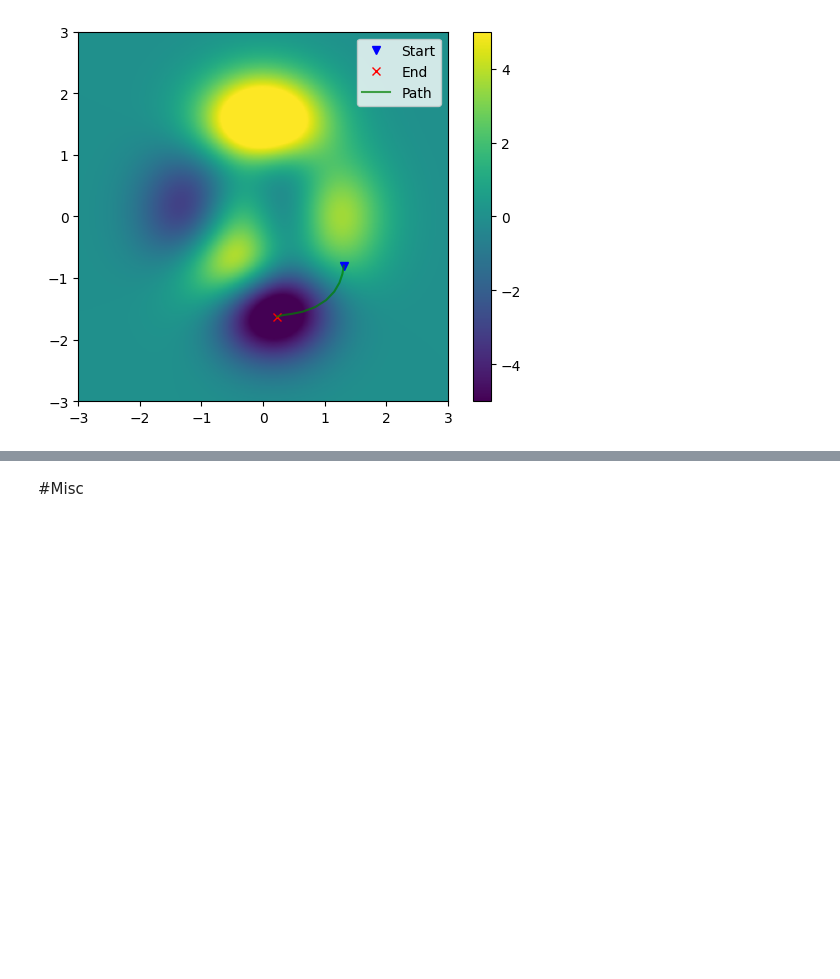
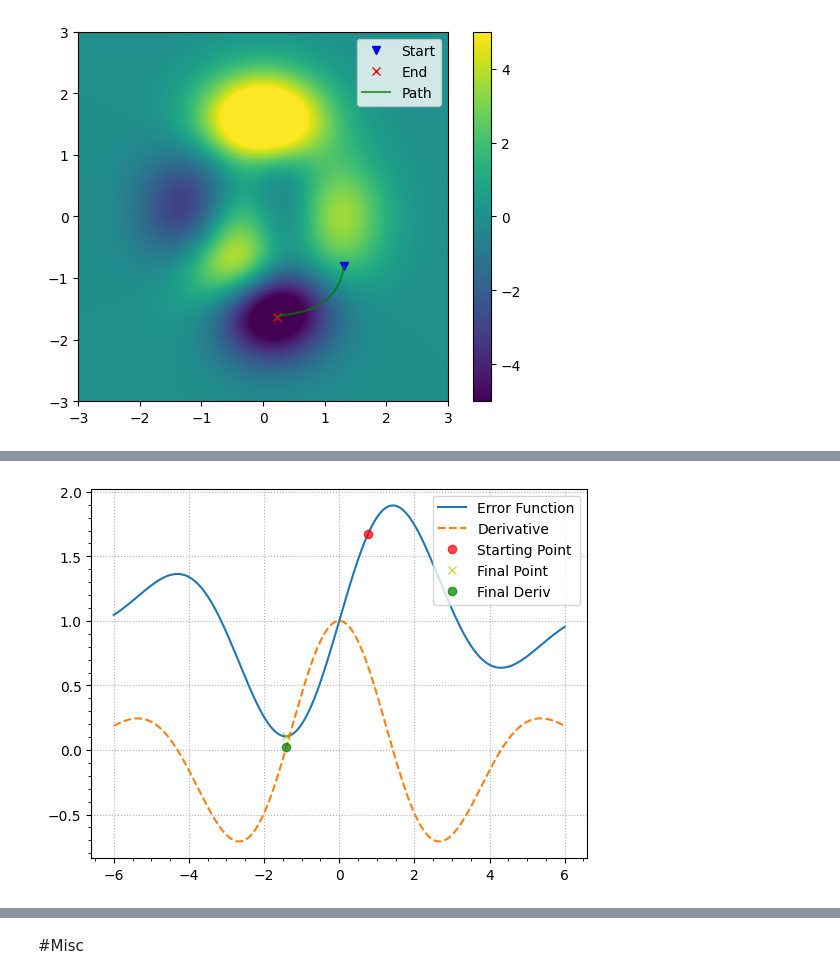
Before and after one commit to Salciano/ShowcasePython, a Jupyter notebook: Showcase.ipynb, the cells around one changed output, grey strips where cells are left out. Drawn from its saved outputs; the diff is of its cells as text; code cells hidden in the pictures; blank space fills up the shorter version.

```diff
--- a/Showcase.ipynb
+++ b/Showcase.ipynb
@@ -2513,0 +2529,94 @@ Ending Derivative (x): -0.00000
+# %%
+#@title Experiment 1: Startpoint > NumPy. Matplotlib
+
+"""
+code cell:
+Parametric experiment 1:
+isolate a parameter from other variables
+change that parameter
+examine the results.
+isolate another parameter.
+
+learning rate
+"""
+
+import numpy
+import matplotlib.pyplot as ploti
+
+# Input. Function. Derivative
+in1 = numpy.linspace(-4*1.5, 4*1.5, 300) # did this to prevent outbound
+fin1 = numpy.sin(in1) * numpy.exp(-in1**2*0.05)
+defin1 = numpy.cos(in1) * numpy.exp(-in1**2*0.05) + numpy.sin(in1) * (-0.1*in1) * numpy.exp(-in1**2*0.05) # altenatively use lambdify
+#defin1 = -0.1*in1*numpy.exp(-0.05*in1**2)*numpy.sin(in1) + numpy.exp(-0.05*in1**2)*numpy.cos(in1)
+
+def fin1(in1):
+  return 1 + ( numpy.sin(in1) * numpy.exp(-in1**2*0.05) )
+def defin1(in1):
+  return numpy.cos(in1) * numpy.exp(-in1**2*0.05) + numpy.sin(in1) * (-0.1*in1) * numpy.exp(-in1**2*0.05)
+
+#init_point = numpy.random.choice(in1, 1) # random start
+#init_point = numpy.array([-6]) fixed start
+init_point = numpy.random.choice(in1/1.5,1) # random start within bounds
+proxy_min = init_point
+
+# learn parameters
+learn_rate = 0.01
+train_sess = 500
+
+# gradient descent
+
+for learn_idx in range(train_sess):
+  gradi = defin1(proxy_min)
+  proxy_min = proxy_min - learn_rate * gradi
+
+
+print("Starting Point:", init_point)
+print("Starting Error:", fin1(init_point))
+print("Local minimum found:", fin1(proxy_min))
+print("Local minimum found at:", proxy_min)
+
+print("This is our the gradient descent algorithm we started with:")
+ploti.plot(in1, fin1(in1), label="Error Function")
+ploti.plot(in1, defin1(in1), "--", label="Derivative")
+ploti.plot(init_point, fin1(init_point), "ro", label="Starting Point", alpha=.7)
+ploti.plot(proxy_min, fin1(proxy_min), "yx", label="Final Point", alpha=.7)
+ploti.plot(proxy_min, defin1(proxy_min), "go", label="Final Deriv", alpha=.7)
+ploti.grid(linestyle=":")
+ploti.minorticks_on()
+ploti.legend()
+ploti.show()
+
+print("As observed, the gradient descent algorithm is pretty good at lowering the initial error.")
+print("However, it can be further optimized in multiple ways.")
+print("Let's try one parametric experiment approach to see how.")
+print("In this experimental approach, we will be fixing all parameters except one, which will be changed.")
+print("The parameter will be starting error locations.")
+print("Then, we shall analize how the gradient descent performs each time.")
+
+start_locs = numpy.linspace(-4,4,50)
+final_locs = numpy.zeros(len(start_locs))
+
+for start_idx1,proxy_min in enumerate(start_locs): # run the gradient descent as many times as in start_locs (50)
+  for idx2 in range(train_sess): # the gradient descent algo
+    gradi = defin1(proxy_min)
+    proxy_min = proxy_min - learn_rate * gradi
+  final_locs[start_idx1] = fin1(proxy_min) # store final guess, after running the gradient descent algo
+
+# graph
+print("\nHere is a distribution of the starting guesses made, along with the outcome of the gradient descent algoritm:")
+ploti.plot(start_locs, final_locs, "-", alpha=0.5)
+ploti.plot(start_locs, final_locs, "o", markerfacecolor="yellow", alpha=0.5)
+ploti.xlabel("Starting Error/Guess Location (x)")
+ploti.ylabel("Final Error (y)")
+ploti.grid(linestyle=":")
+ploti.minorticks_on()
+ploti.show()
+
+print("Conclusions:")
+print("1. Clearly, the lowest error was found around the starting location -4 and 1.4")
+print("2. It shows potential to avoid getting stuck with undesirable starts, like vanishing gradients or exploding gradients...")
+print("3. This can reveal better alternative starting positions among different waves, with deeper bottoms. Perhaps the much-sought global minimum.")
+print("4. This can reveal better alternative starting positions within the same wave, closer to the bottom, requiring calculating less steps to reach.")
+print("For these reasons, it is recommended to prefer the starting location gave the least error shown.")
+print("However, there are other factors, which should be considered before making adjustments, like the learning rate or iterations...")
+# %% [output]
@@ -2513,0 +2628 @@ Ending Derivative (x): -0.00000
+[figure, added]
```
Also changed, not shown: parts of 10 cells of this notebook.
